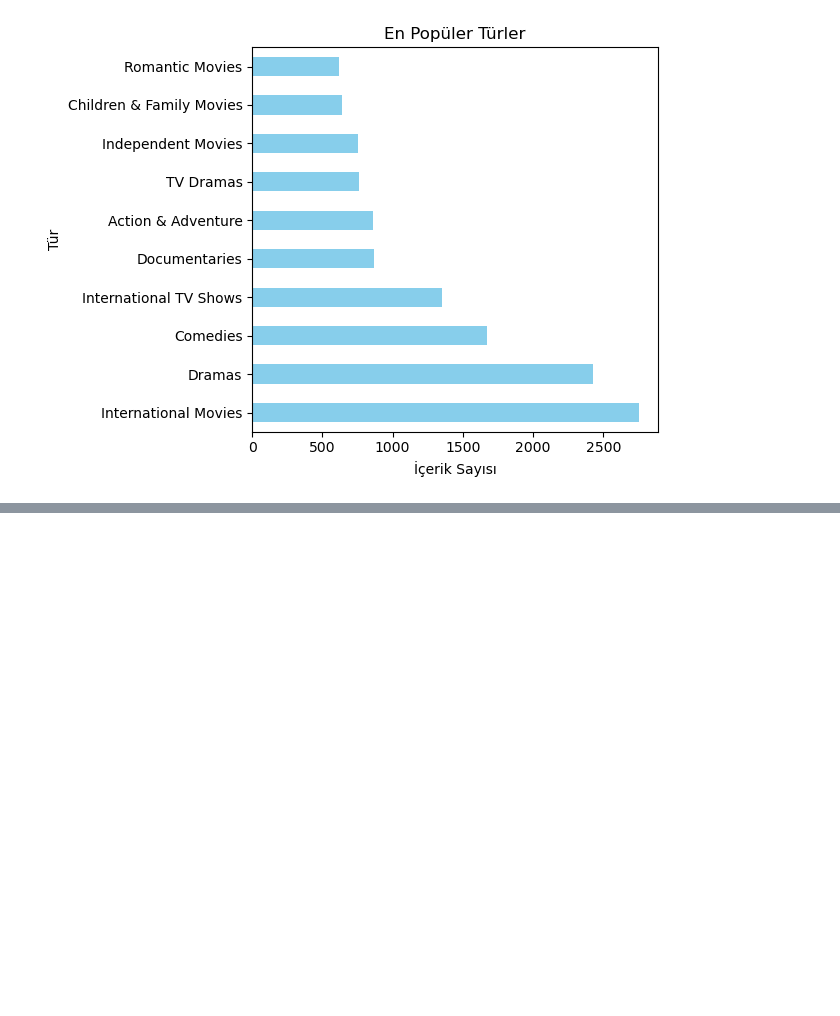
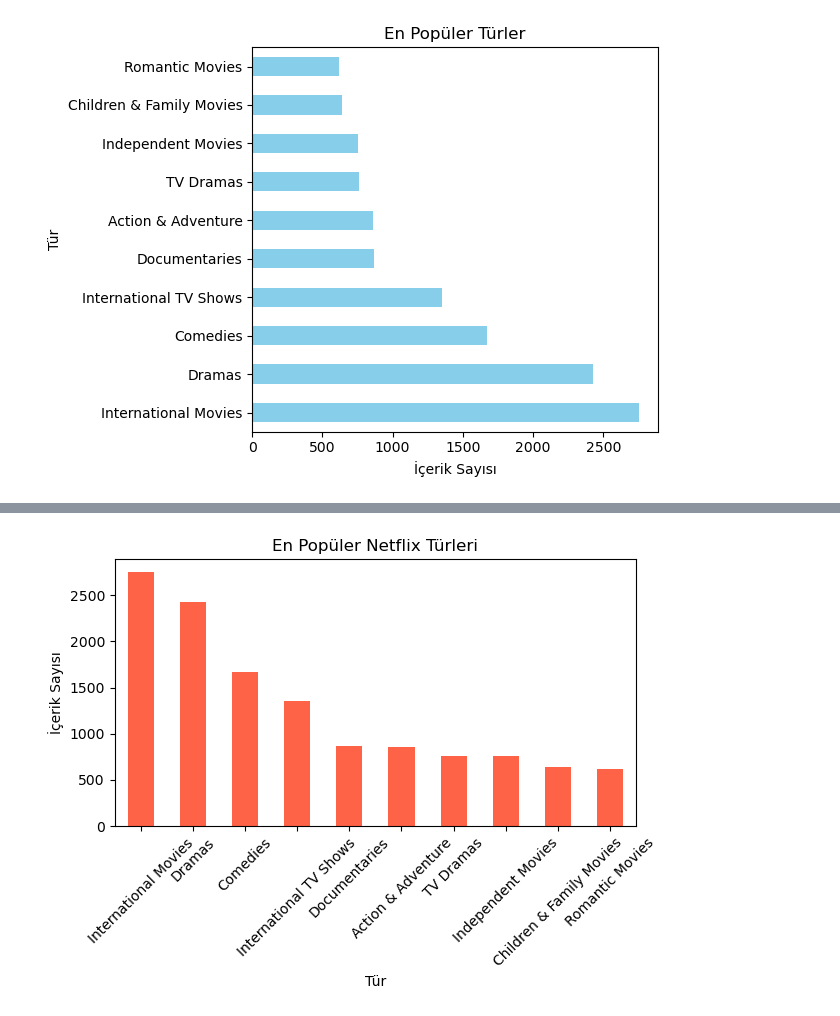
Before and after one commit to gulheda/pandas, a Jupyter notebook: Untitled.ipynb, the cells around one changed output, grey strips where cells are left out. Saved outputs shown, nothing was run; the diff lists cells and outputs as text; code cells hidden in the pictures; blank space fills up the shorter version.

```diff
--- a/Untitled.ipynb
+++ b/Untitled.ipynb
@@ -201,3 +207,8 @@ plt.tight_layout()
 plt.show()
 # %% [output]
 [figure]
+# %%
+#film türleri içinde en yaygın olanlar hangileri
+all_genres = df['listed_in'].dropna().str.split( ', ')
+flattened = [genre for sublist in all_genres for genre in sublist ] #all_genres iç içe bir liste sublist o listenin içindeki ehr bir küçük lüste genres her bir öğe
+pd.Series(flattened).value_counts().head(10)
@@ -203,0 +227,10 @@ plt.show()
+# %%
+pd.Series(flattened).value_counts().head(10).plot(kind='bar', color='tomato')
+plt.title("En Popüler Netflix Türleri")
+plt.xlabel("Tür")
+plt.ylabel("İçerik Sayısı")
+plt.xticks(rotation=45)
+plt.tight_layout()
+plt.show()
+# %% [output]
+[figure, added]
```
Also changed, not shown: parts of 6 cells of this notebook.
